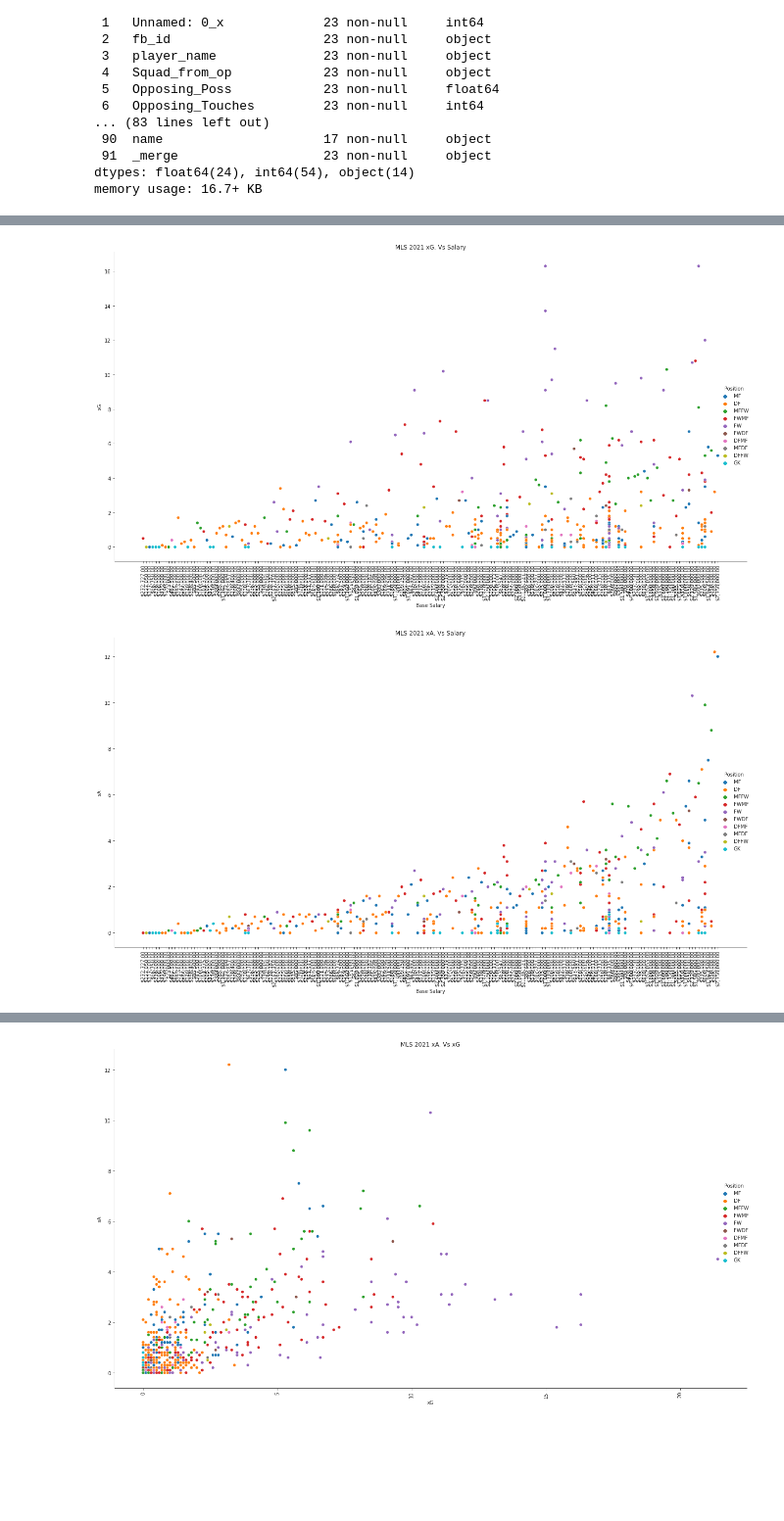
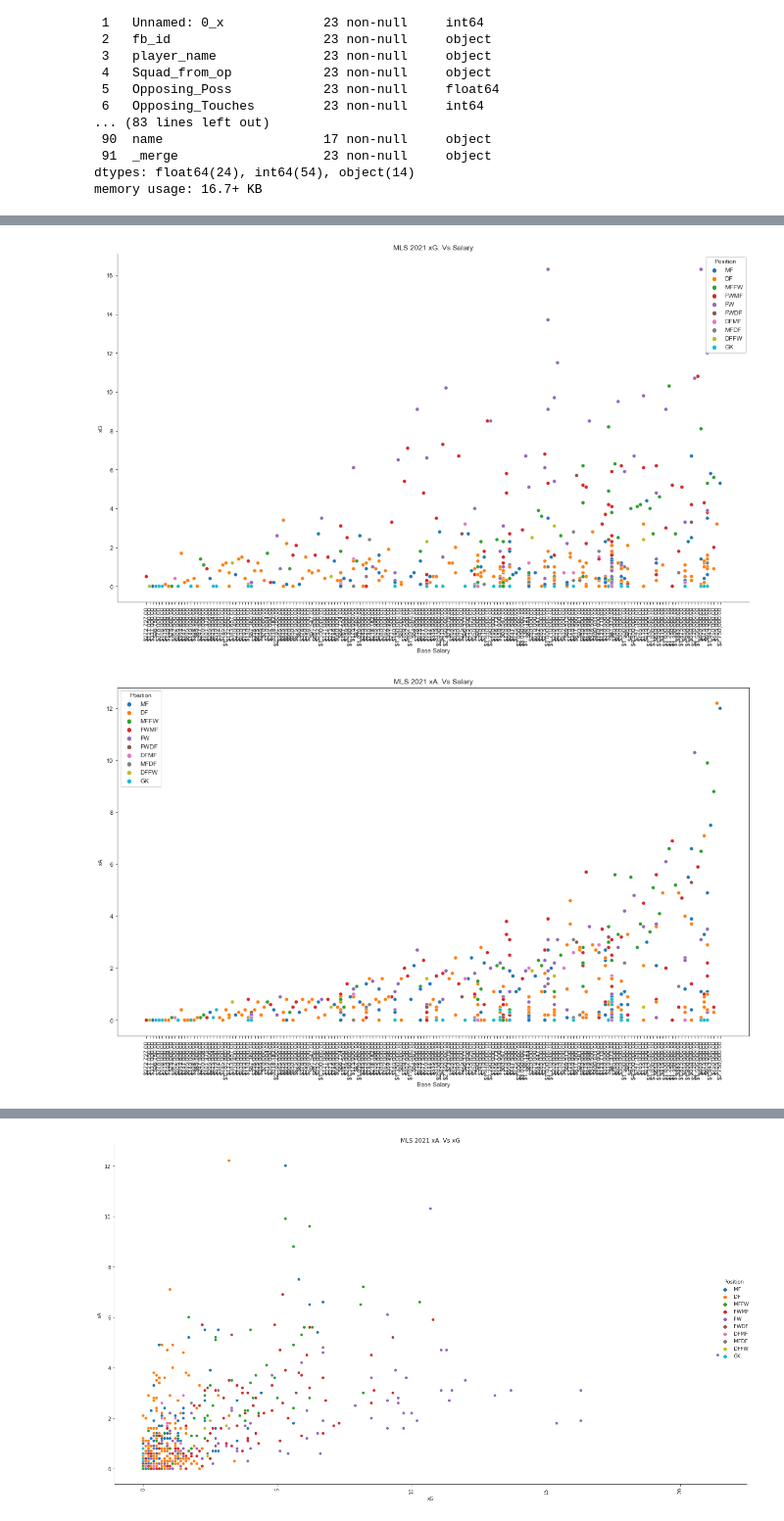
Before and after one commit to misterrustia/MLS_clustering_Captsone, a Jupyter notebook: 2_Exploratory_Data_analysis/Player_exploratory_data_analysis.ipynb, the cells around one changed output, grey strips where cells are left out. Shown: that part at 98% size. Cells and saved outputs as stored; diff of their text form; code cells hidden in the pictures; blank space fills up the shorter version.

```diff
--- a/2_Exploratory_Data_analysis/Player_exploratory_data_analysis.ipynb
+++ b/2_Exploratory_Data_analysis/Player_exploratory_data_analysis.ipynb
@@ -15,5 +12,5 @@ Mounted at /content/drive
 # %%
-path = "/content/drive/MyDrive/data/players_stats_salary.csv"
+path = "../data/players_stats_salary.csv"
 df= pd.read_csv(path)
 df.shape
 # %% [output]
@@ -86,3 +80,7 @@ Data columns (total 92 columns):
  91  _merge                   23 non-null     object
 dtypes: float64(24), int64(54), object(14)
 memory usage: 16.7+ KB
+# %%
+df['Base Salary'] = df['Base Salary'].str.replace('$','')
+df['Base Salary'] = df['Base Salary'].str.replace(',','')
+df['Base Salary'][0:4]
@@ -88,0 +93,4 @@ memory usage: 16.7+ KB
+# %%
+
+df['Base Salary'] = pd.to_numeric(df['Base Salary'])
+df[['Base Salary','Guaranteed Compensation']].info()
@@ -89,28 +107,28 @@ memory usage: 16.7+ KB
 # %%
 sns.set_style('ticks')
 
-g = sns.relplot(data=df, x ='Base Salary', y='xG',hue='Position').set(title='MLS 2021 xG. Vs Salary')
-g.figure.set_size_inches(18.5, 10.5)
+fig, ax = plt.subplots()
+fig.set_size_inches(18.5, 10.5)
+
+plt.gca().invert_xaxis()
+plt.xticks(rotation = 90)
+g = sns.scatterplot(data=df, x ='Base Salary', y='xG',hue='Position',
+                    ax=ax).set(title='MLS 2021 xG. Vs Salary')
 sns.despine()
-for ax in g.axes[0]:
-    ax.invert_xaxis()
-
-for axes in g.axes.flat:
-    _ = axes.set_xticklabels(axes.get_xticklabels(), rotation=90)
-plt.tight_layout()
 # %% [output]
-[figure, old version]
+[figure, new version]
 # %%
 sns.set_style('ticks')
 
-g = sns.relplot(data=df, x ='Base Salary', y='xA',hue='Position').set(title='MLS 2021 xA. Vs Salary')
-g.figure.set_size_inches(18.5, 10.5)
-sns.despine()
-for ax in g.axes[0]:
-    ax.invert_xaxis()
+fig, ax = plt.subplots()
+fig.set_size_inches(18.5, 10.5)
 
-for axes in g.axes.flat:
-    _ = axes.set_xticklabels(axes.get_xticklabels(), rotation=90)
-plt.tight_layout()
+plt.gca().invert_xaxis()
+plt.xticks(rotation = 90)
+
+g = sns.scatterplot(data=df, x ='Base Salary', y='xA',hue='Position',
+                ax=ax).set(title='MLS 2021 xA. Vs Salary')
+
+# plt.tight_layout()
 # %% [output]
-[figure, old version]
+[figure, new version]
```
Also changed, not shown: parts of 7 cells of this notebook.
